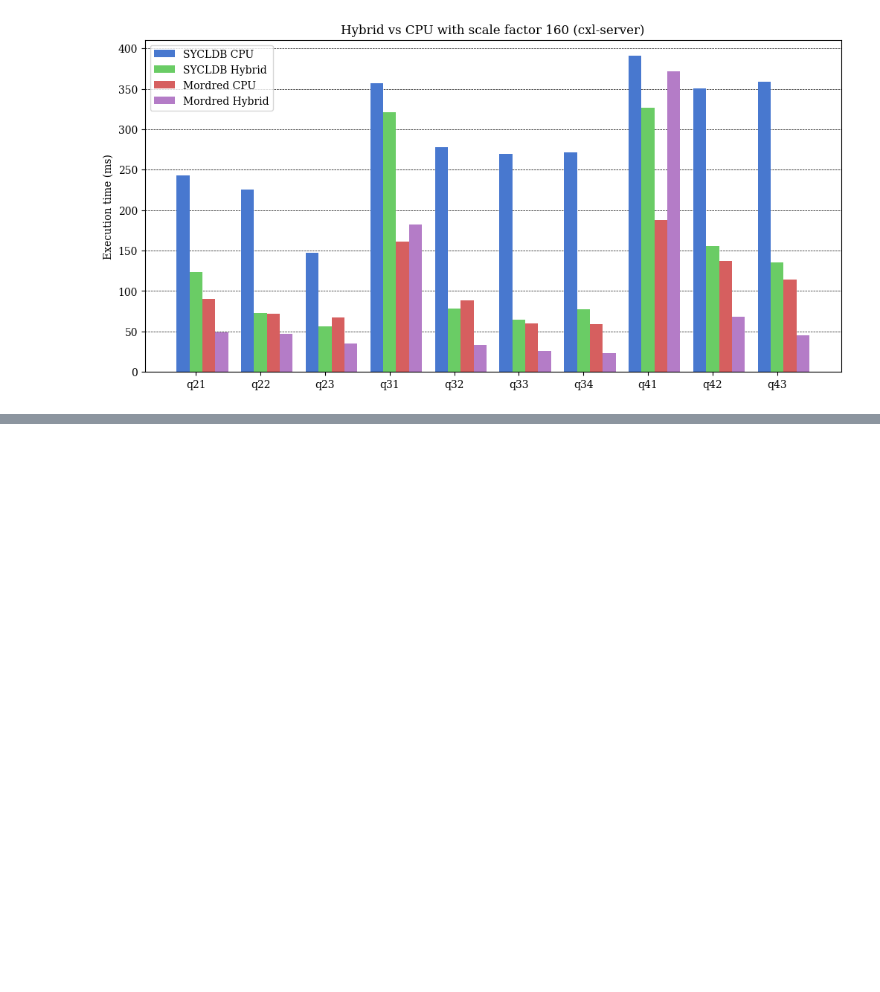
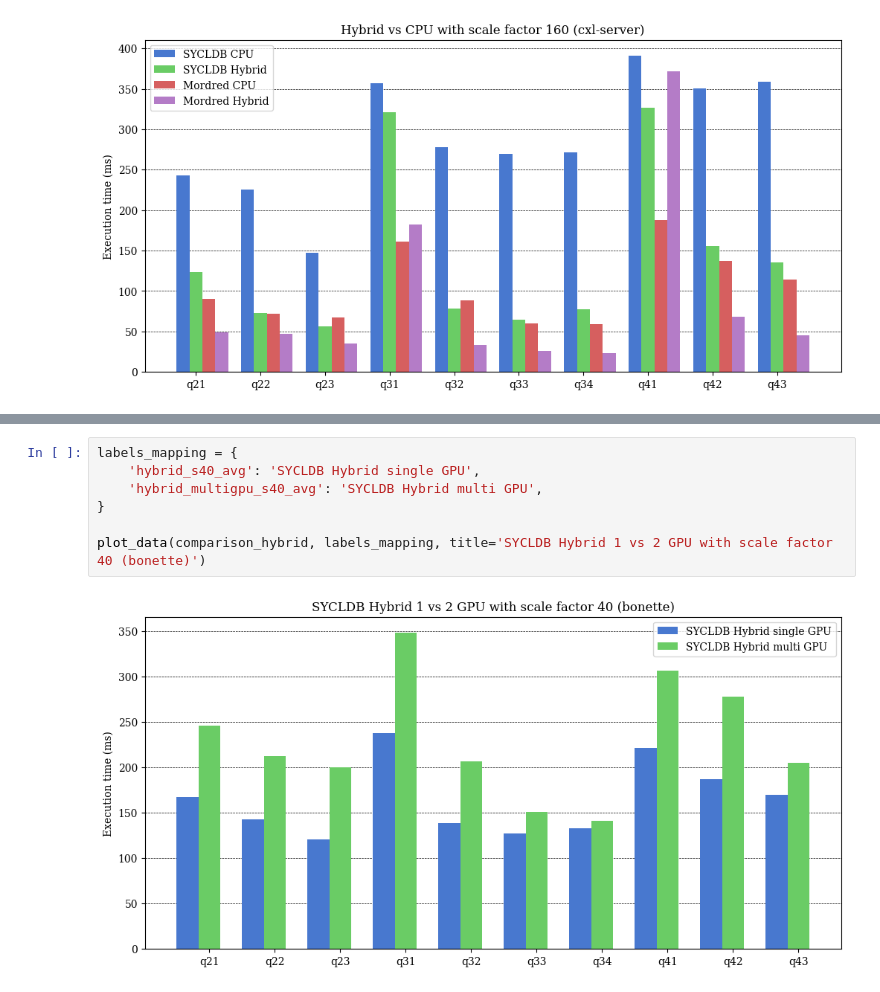
Before and after one commit to Maestro-Zacht/sycldb-calcite-executor, a Jupyter notebook: performances/perf.ipynb, the cells around one changed output, grey strips where cells are left out. Drawn from its saved outputs; the diff is of its cells as text; blank space fills up the shorter version.

```diff
--- a/performances/perf.ipynb
+++ b/performances/perf.ipynb
@@ -701,0 +725,9 @@ plot_data(comparison_hybrid, labels_mapping, title='Hybrid vs CPU with scale fac
+# %%
+labels_mapping = {
+    'hybrid_s40_avg': 'SYCLDB Hybrid single GPU',
+    'hybrid_multigpu_s40_avg': 'SYCLDB Hybrid multi GPU',
+}
+
+plot_data(comparison_hybrid, labels_mapping, title='SYCLDB Hybrid 1 vs 2 GPU with scale factor 40 (bonette)')
+# %% [output]
+[figure, added]
```
Also changed, not shown: parts of 3 cells of this notebook, 30 other files.
